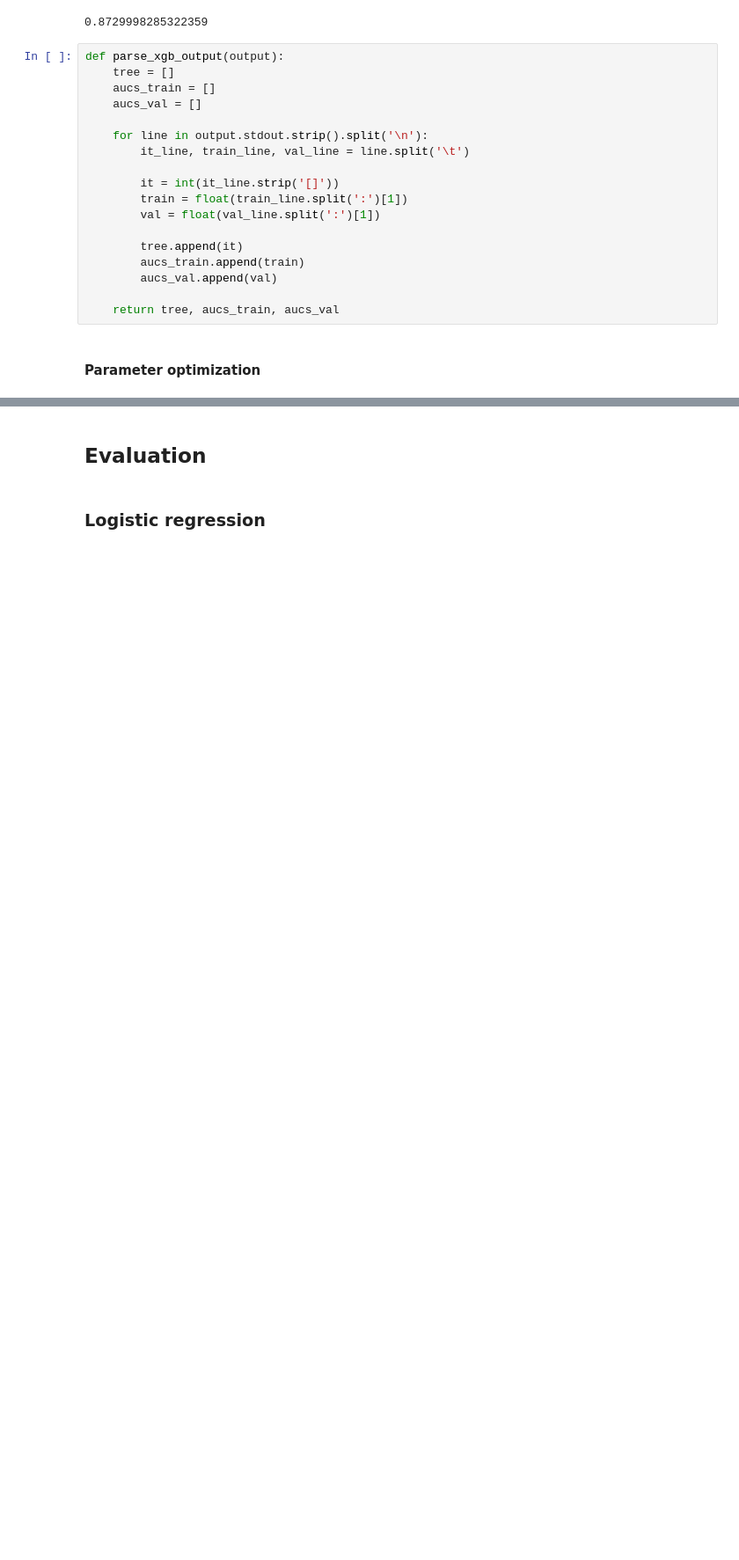
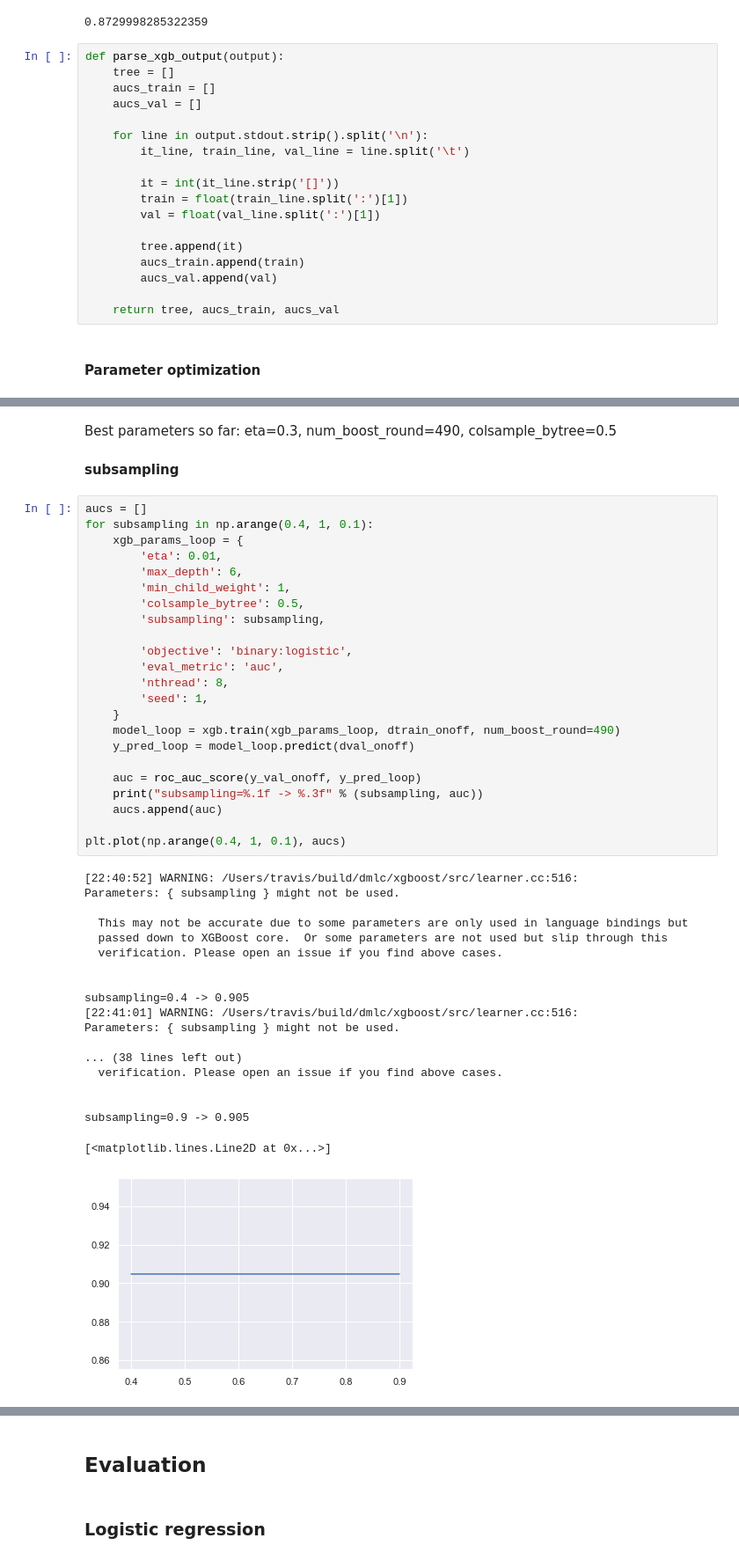
Before and after one commit to Mo0812/mk-home-automation, a Jupyter notebook: mk-home-automation.ipynb, the cells around one changed output, grey strips where cells are left out. Shown at 88% size. Saved outputs shown, nothing was run; the diff lists cells and outputs as text; blank space fills up the shorter version.

```diff
--- a/mk-home-automation.ipynb
+++ b/mk-home-automation.ipynb
@@ -604,0 +763,47 @@ def parse_xgb_output(output):
+# %% [markdown]
+Best parameters so far: eta=0.3, num_boost_round=490, colsample_bytree=0.5
+# %% [markdown]
+**subsampling**
+# %%
+aucs = []
+for subsampling in np.arange(0.4, 1, 0.1):
+    xgb_params_loop = {
+        'eta': 0.01,
+        'max_depth': 6,
+        'min_child_weight': 1,
+        'colsample_bytree': 0.5,
+        'subsampling': subsampling,
+
+        'objective': 'binary:logistic',
+        'eval_metric': 'auc',
+        'nthread': 8,
+        'seed': 1,
+    }
+    model_loop = xgb.train(xgb_params_loop, dtrain_onoff, num_boost_round=490)
+    y_pred_loop = model_loop.predict(dval_onoff)
+
+    auc = roc_auc_score(y_val_onoff, y_pred_loop)
+    print("subsampling=%.1f -> %.3f" % (subsampling, auc))
+    aucs.append(auc)
+
+plt.plot(np.arange(0.4, 1, 0.1), aucs)
+# %% [output]
+[22:40:52] WARNING: /Users/travis/build/dmlc/xgboost/src/learner.cc:516:
+Parameters: { subsampling } might not be used.
+
+  This may not be accurate due to some parameters are only used in language bindings but
+  passed down to XGBoost core.  Or some parameters are not used but slip through this
+  verification. Please open an issue if you find above cases.
+
+
+subsampling=0.4 -> 0.905
+[22:41:01] WARNING: /Users/travis/build/dmlc/xgboost/src/learner.cc:516:
+Parameters: { subsampling } might not be used.
+
+... (38 lines left out)
+  verification. Please open an issue if you find above cases.
+
+
+subsampling=0.9 -> 0.905
+[<matplotlib.lines.Line2D at 0x...>]
+[figure, added]
```
Also changed, not shown: parts of 33 cells of this notebook.
